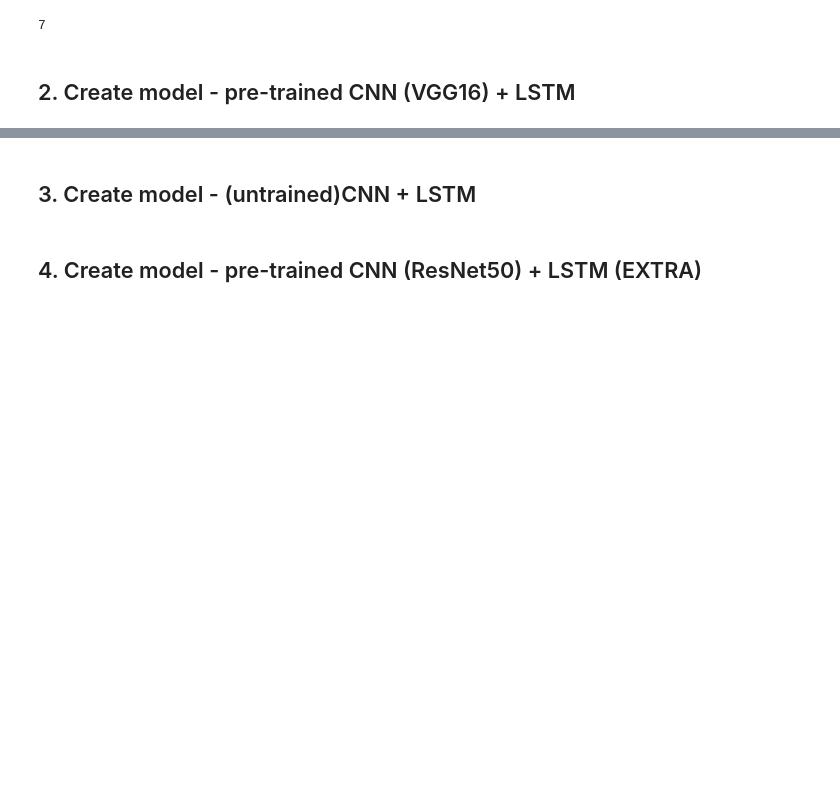
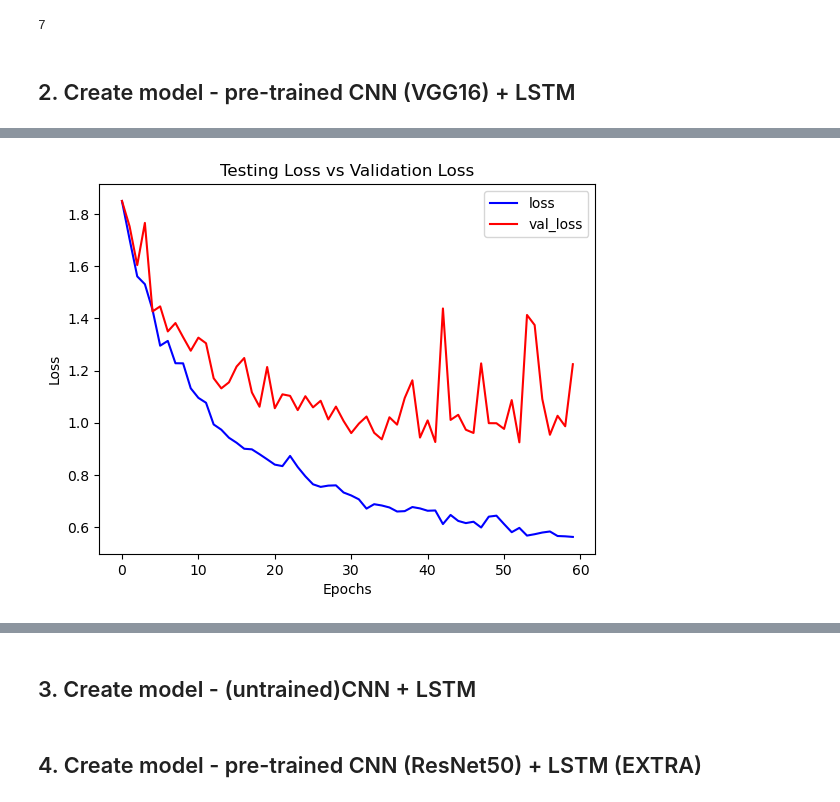
Before and after one commit to peshmerge/advanced_computer_vision, a Jupyter notebook: CNN+LSTM.ipynb, the cells around one changed output, grey strips where cells are left out. Drawn from its saved outputs; the diff is of its cells as text; code cells hidden in the pictures; blank space fills up the shorter version.

Commit message:
VGG+LSTM sgd run results

```diff
--- a/CNN+LSTM.ipynb
+++ b/CNN+LSTM.ipynb
@@ -251,3 +264,5 @@ CNN_LSTM_model.save(model_file_name)
 # %%
-plot_metric(CNN_LSTM_model_training_history, 'loss', 'val_loss', 'Total Loss vs Total Validation Loss', 'Loss')
+plot_metric(CNN_LSTM_model_training_history, 'loss', 'val_loss', 'Testing Loss vs Validation Loss', 'Loss')
+# %% [output]
+[figure, added]
 # %%
```
Also changed, not shown: parts of 6 cells of this notebook, 4 other files.
